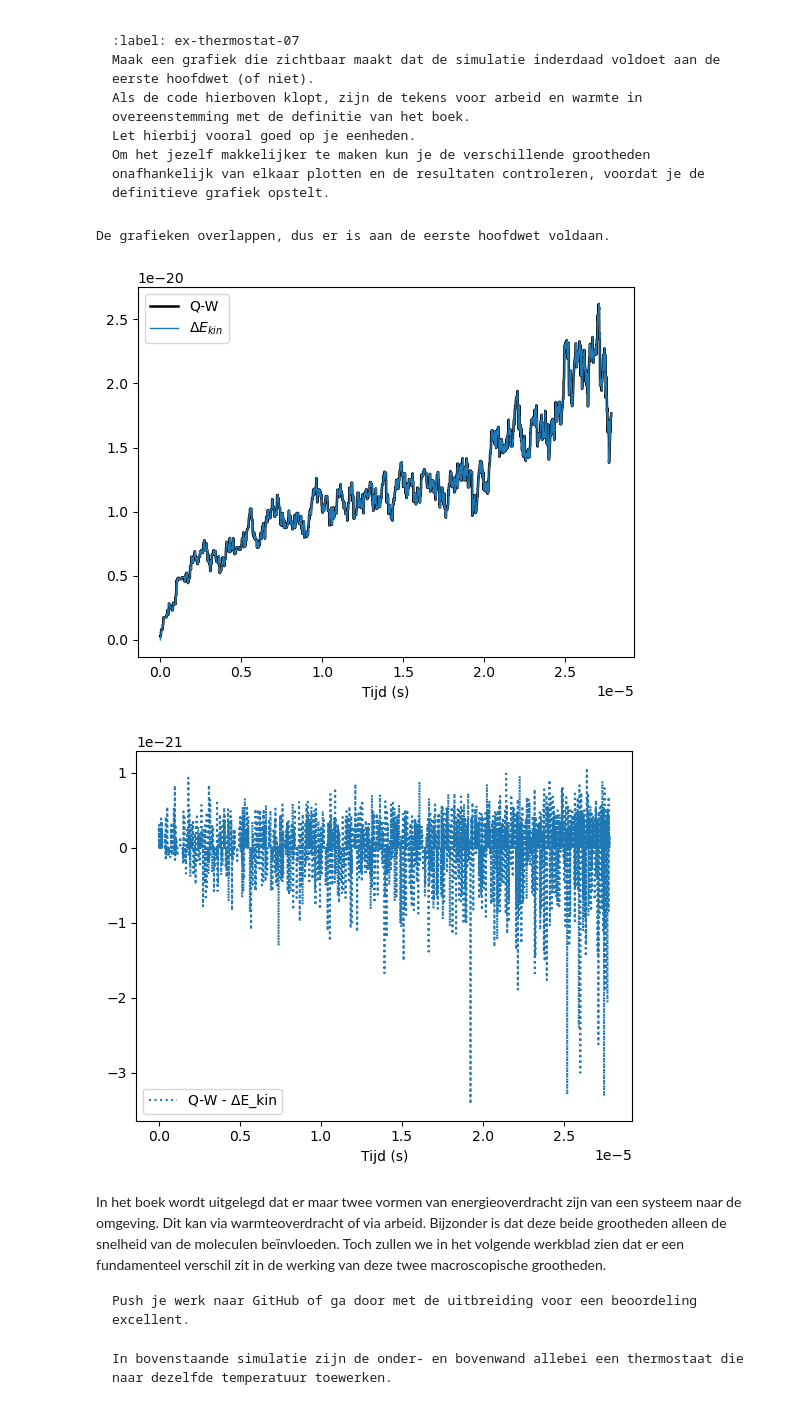
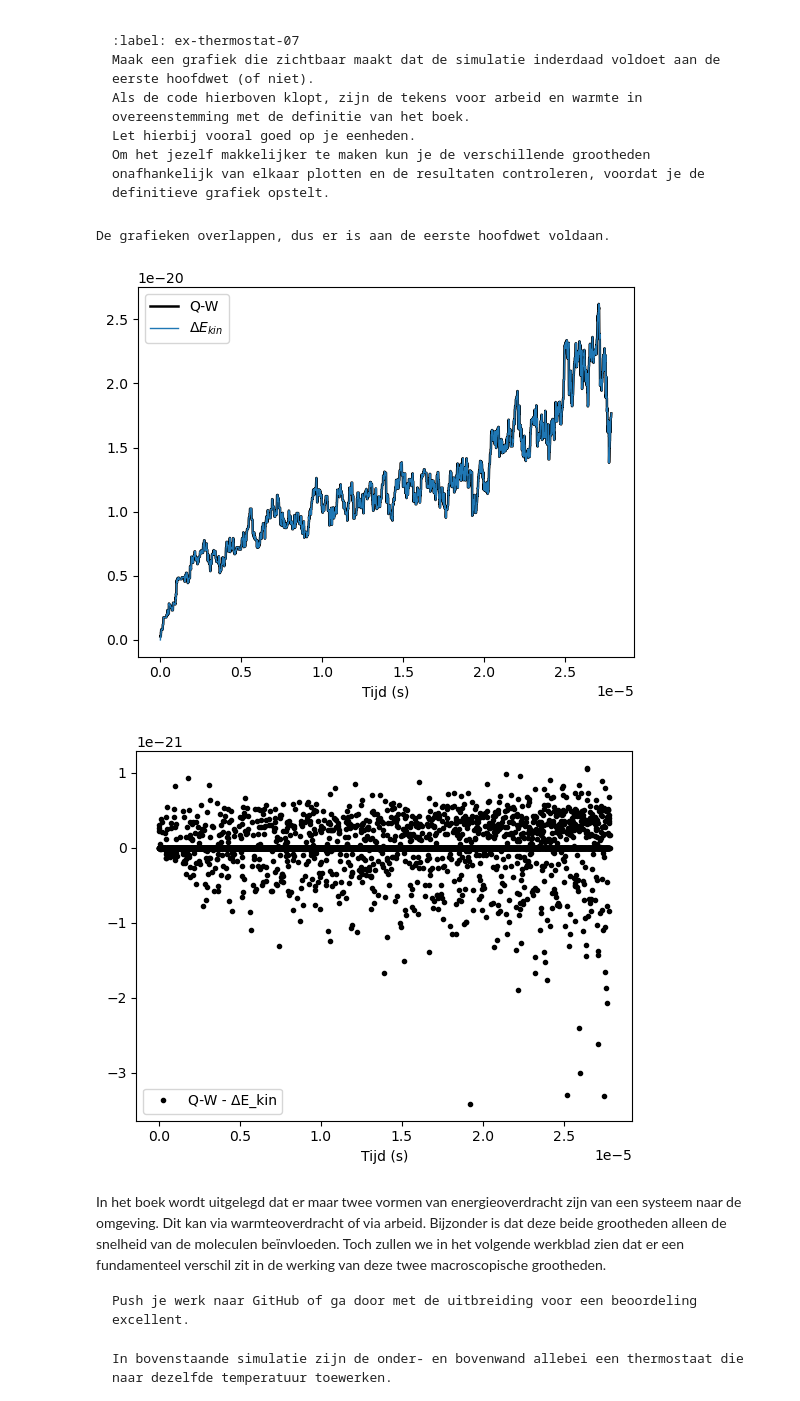
Before and after one commit to Eerkje/Annet-Erik, a Jupyter notebook: Content/PySim/8_thermostaat.ipynb, the cells around one changed output. Drawn from its saved outputs; the diff is of its cells as text; code cells hidden in the pictures.

```diff
--- a/Content/PySim/8_thermostaat.ipynb
+++ b/Content/PySim/8_thermostaat.ipynb
@@ -443,26 +443,26 @@ Om het jezelf makkelijker te maken kun je de verschillende grootheden onafhankel
 # %%
 #array voor tijd in seconden
 t = np.linspace(0,N_steps*factor_t,N_steps)
 
 #grafiek
 plt.figure()
 plt.xlabel('Tijd (s)')
 plt.plot(t,heats-works, label='Q-W', linewidth=1.8, color='black')
 plt.plot(t,(E_kin*m*factor_v**2)-(E_kin[0]*m*factor_v**2), label='$ΔE_{kin}$', linewidth=1)
 plt.legend()
 print('De grafieken overlappen, dus er is aan de eerste hoofdwet voldaan.')
 plt.show()
 
 #grafiek met verschil tussen Q-W en ΔE_kin
 plt.figure()
 plt.xlabel('Tijd (s)')
-plt.plot(t, (heats-works) - ((E_kin*m*factor_v**2)-(E_kin[0]*m*factor_v**2)), label='Q-W - ΔE_kin', linestyle='dotted')
+plt.plot(t, (heats-works) - ((E_kin*m*factor_v**2)-(E_kin[0]*m*factor_v**2)), 'k.', label='Q-W - ΔE_kin')
 plt.legend()
 plt.show()
 # %% [output]
 De grafieken overlappen, dus er is aan de eerste hoofdwet voldaan.
 [figure]
-[figure, old version]
+[figure, new version]
 # %% [markdown]
 In het boek wordt uitgelegd dat er maar twee vormen van energieoverdracht zijn van een systeem naar de omgeving. Dit kan via warmteoverdracht of via arbeid.
 Bijzonder is dat deze beide grootheden alleen de snelheid van de moleculen beïnvloeden.
```
Also changed, not shown: 1 other file.
